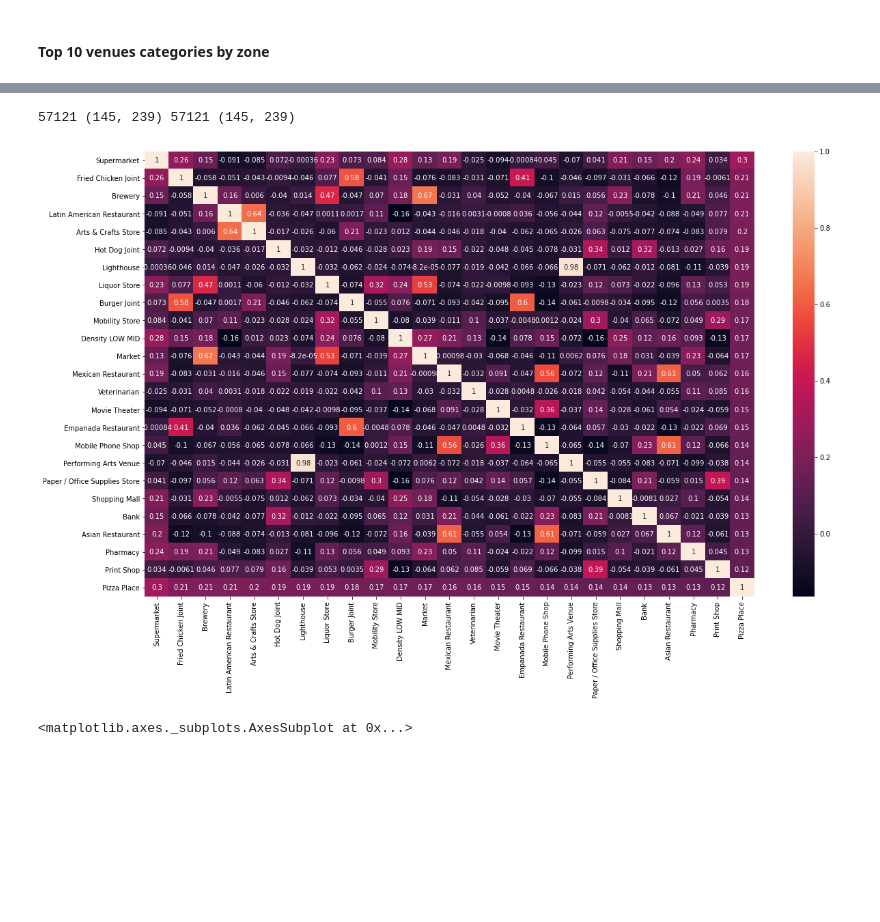
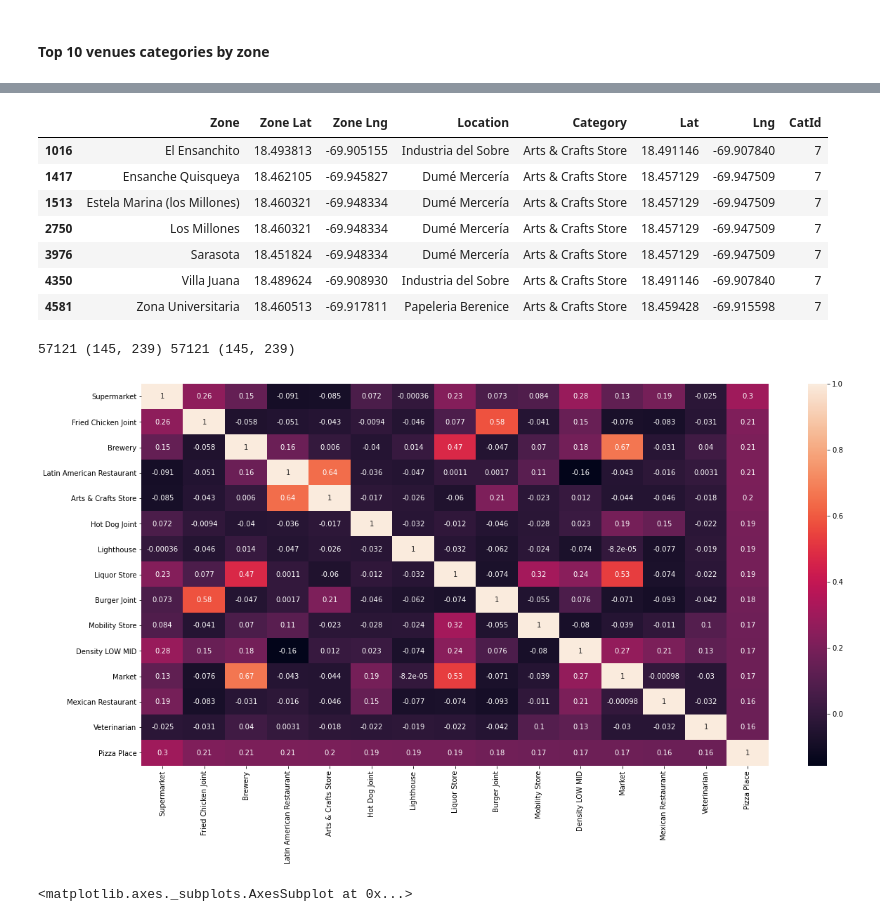
Before and after one commit to arqlz/Coursera_Capstone, a Jupyter notebook: week5.ipynb, the cells around one changed output, grey strips where cells are left out. Drawn from its saved outputs; the diff is of its cells as text; code cells hidden in the pictures; blank space fills up the shorter version.

```diff
--- a/week5.ipynb
+++ b/week5.ipynb
@@ -296,22 +297,33 @@ top.head(30)
 | 7 | 1 | Antillas | Café | Mobile Phone Shop | Pizza Place | Chinese Restaurant | Department Store | Ice Cream Shop | Lounge | Pharmacy | Gym | ... |
 | 8 | 1 | Arboleda (naco) | Restaurant | Bar | Sushi Restaurant | Italian Restaurant | Food Truck | Ice Cream Shop | Pizza Place | Bakery | Sandwich Place | ... |
 | 130 | 1 | Urbanización Fernandez | Gym | Bar | Bakery | Food & Drink Shop | Dance Studio | Karaoke Bar | BBQ Joint | Department Store | Bank | ... |
+# %%
+venues[venues.Category=="Arts & Crafts Store"]
+# %% [output]
+|  | Zone | Zone Lat | Zone Lng | Location | Category | Lat | Lng | CatId |
+| 1016 | El Ensanchito | 18.493813 | -69.905155 | Industria del Sobre | Arts & Crafts Store | 18.491146 | -69.907840 | 7 |
+| 1417 | Ensanche Quisqueya | 18.462105 | -69.945827 | Dumé Mercería | Arts & Crafts Store | 18.457129 | -69.947509 | 7 |
+| 1513 | Estela Marina (los Millones) | 18.460321 | -69.948334 | Dumé Mercería | Arts & Crafts Store | 18.457129 | -69.947509 | 7 |
+| 2750 | Los Millones | 18.460321 | -69.948334 | Dumé Mercería | Arts & Crafts Store | 18.457129 | -69.947509 | 7 |
+| 3976 | Sarasota | 18.451824 | -69.948334 | Dumé Mercería | Arts & Crafts Store | 18.457129 | -69.947509 | 7 |
+| 4350 | Villa Juana | 18.489624 | -69.908930 | Industria del Sobre | Arts & Crafts Store | 18.491146 | -69.907840 | 7 |
+| 4581 | Zona Universitaria | 18.460513 | -69.917811 | Papeleria Berenice | Arts & Crafts Store | 18.459428 | -69.915598 | 7 |
 # %%
-fig, ax = pyplot.subplots(figsize=(20, 12) )
+fig, ax = pyplot.subplots(figsize=(20, 10) )
 
 sorted = venues.groupby("Category").count().reset_index()[["Category", "Location"]].sort_values("Location", ascending=False)
 sorted = sorted[sorted.Location<50]
 sorted.shape
 
-most_coorelated = clustered_venues.corr()["Pizza Place"].sort_values(ascending=False).iloc[1:25].index.tolist()
+most_coorelated = clustered_venues.corr()["Pizza Place"].sort_values(ascending=False).iloc[1:15].index.tolist()
 
 nn = clustered_venues
 sb.heatmap(ax=ax, data=nn[most_coorelated+["Pizza Place"]].corr(), annot=True,)
 #ax = sb.heatmap(ax=ax, data=nn.drop(["Zone", "Zone Lat", "Zone Lng"], axis=1).corr(), annot=True,)
 print (nn.shape[1]*nn.shape[1],  nn.shape, clustered_venues.shape[1]*clustered_venues.shape[1], clustered_venues.shape)
 # %% [output]
 57121 (145, 239) 57121 (145, 239)
-[figure, old version]
+[figure, new version]
 # %%
 c = clustered_venues.corr()
 fig, ax = pyplot.subplots(figsize=(14, 5) )
```
Also changed, not shown: parts of 7 cells of this notebook.
